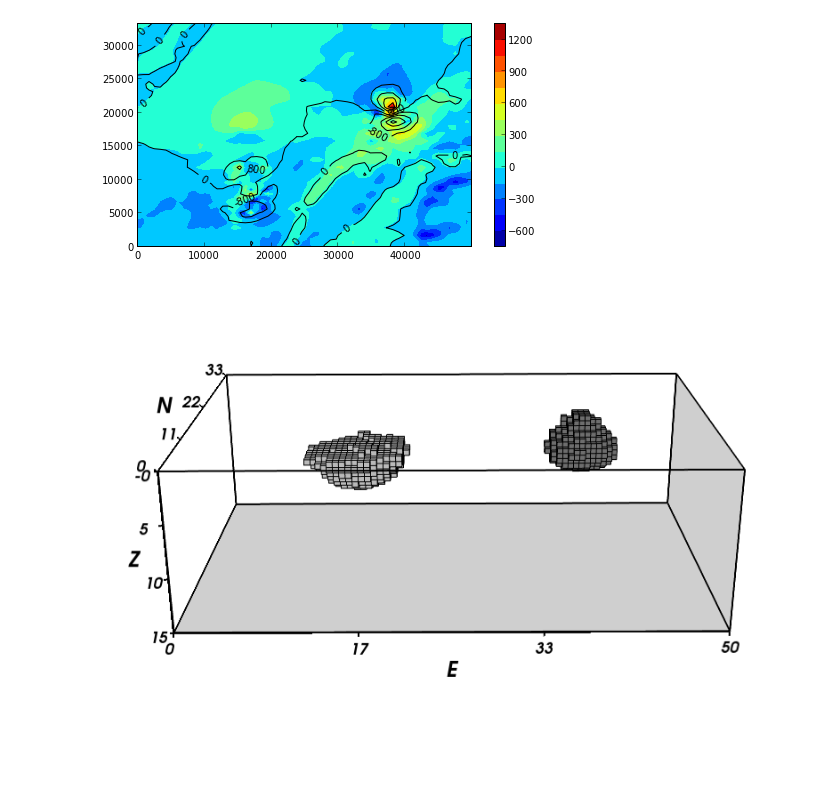
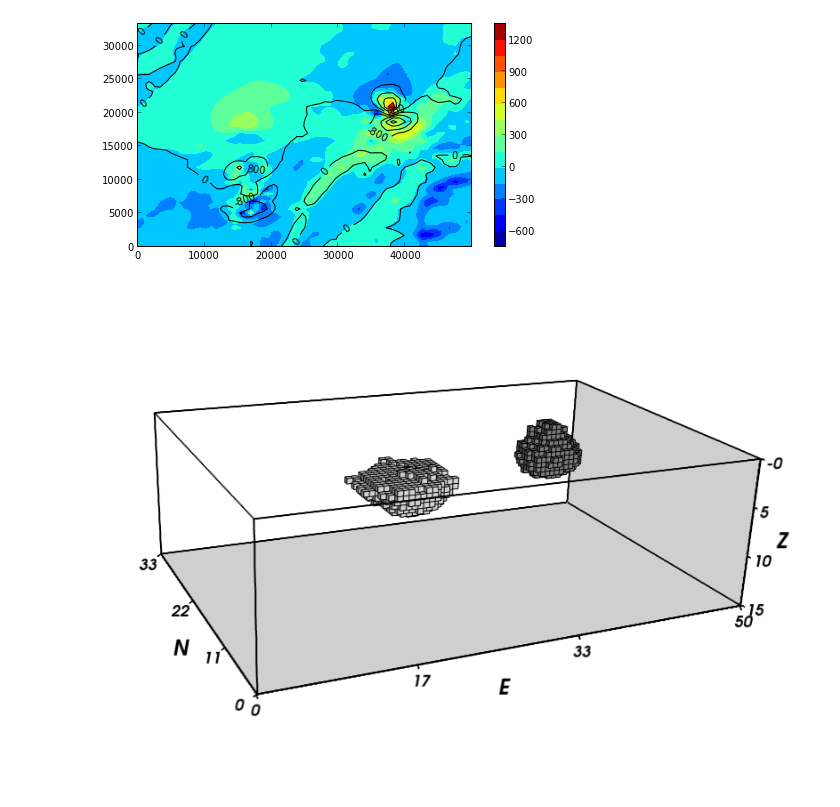
Before and after one commit to leouieda/agu-cancun2013, a Jupyter notebook: morro-do-engenho/ME-A2-inversion.ipynb, the cells around one changed output. Saved outputs shown, nothing was run; the diff lists cells and outputs as text; code cells hidden in the pictures.

Commit message:
Better view of inversion results in ME-A2 inversion

```diff
--- a/morro-do-engenho/ME-A2-inversion.ipynb
+++ b/morro-do-engenho/ME-A2-inversion.ipynb
@@ -304,22 +304,22 @@ array([-3200., -2400., -1600.,  -800.,     0.,   800.,  1600.,  2400.,
 # %%
 scene = myv.figure(size=(800, 600))
 myv.prisms([mesh[s.i] for s in seeds], 'magnetization')
 myv.prisms(body2, 'magnetization', cmap='gist_yarg', vmin=0, vmax=40)
 myv.axes(myv.outline(bounds), nlabels=4, ranges=[i*0.001 for i in bounds], fmt='%.0f')
 myv.wall_east(bounds)
 myv.wall_bottom(bounds)
 # Set the view of the scene
-scene.scene.camera.position = [-96447.484438895684, 25102.993841515308, -32938.465364760625]
-scene.scene.camera.focal_point = [14778.296911559855, 25014.80957193804, 11570.029780001028]
+scene.scene.camera.position = [-84466.463583248871, -25737.739833845895, -32365.982494178788]
+scene.scene.camera.focal_point = [15442.9890906326, 25161.164772350887, 9819.2178707711282]
 scene.scene.camera.view_angle = 23.999999999999993
-scene.scene.camera.view_up = [0.37152192380337612, 0.0029202967459055558, -0.92841958833296612]
-scene.scene.camera.clipping_range = [82291.539200492261, 167717.38986769863]
+scene.scene.camera.view_up = [0.33331022925748838, 0.12072345298071527, -0.93505622235924057]
+scene.scene.camera.clipping_range = [64518.123731205305, 189858.09205821436]
 scene.scene.camera.compute_view_plane_normal()
 scene.scene.render()
 # Save a figure
 myv.savefig('A2-estimate2.png')
 Image(filename='A2-estimate2.png')
 # %% [output]
-[figure, old version]
+[figure, new version]
 # %%
 myv.show()
```
Also changed, not shown: parts of 7 cells of this notebook.
